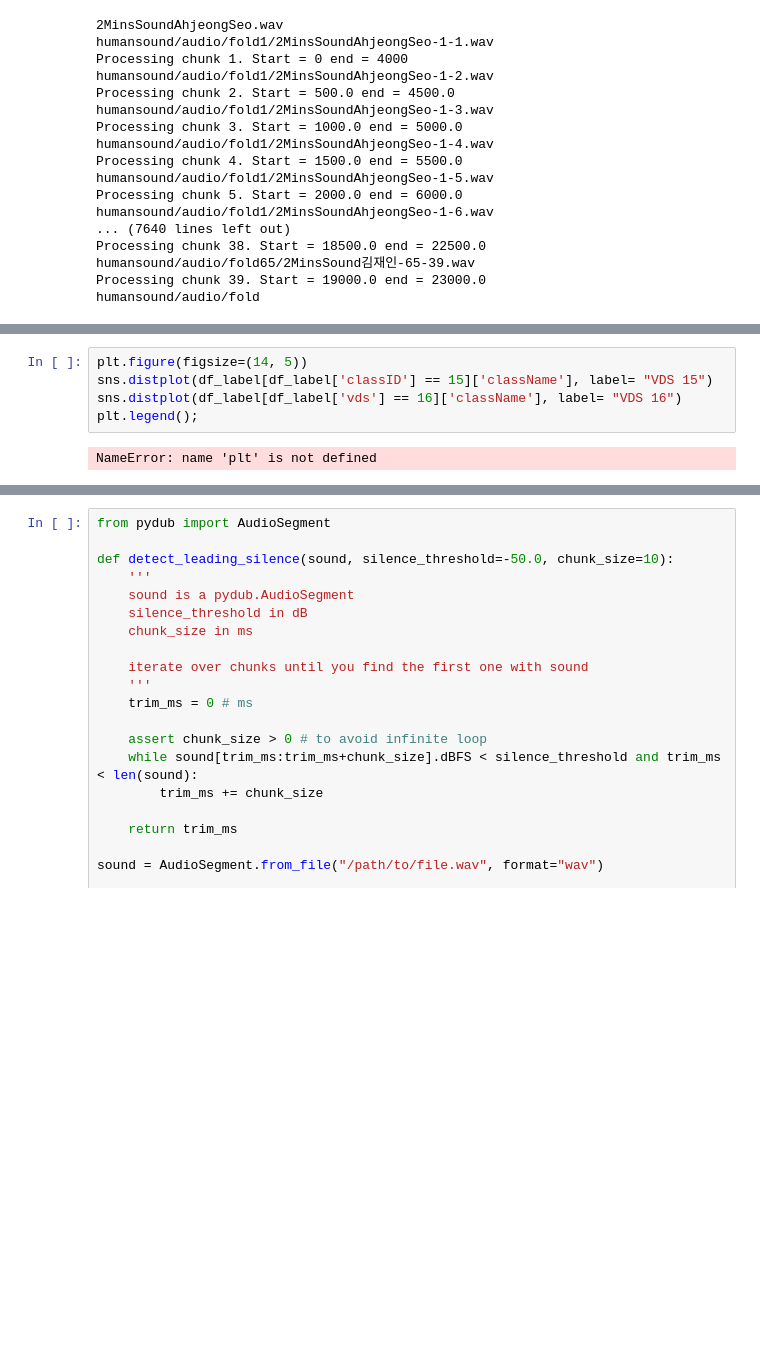
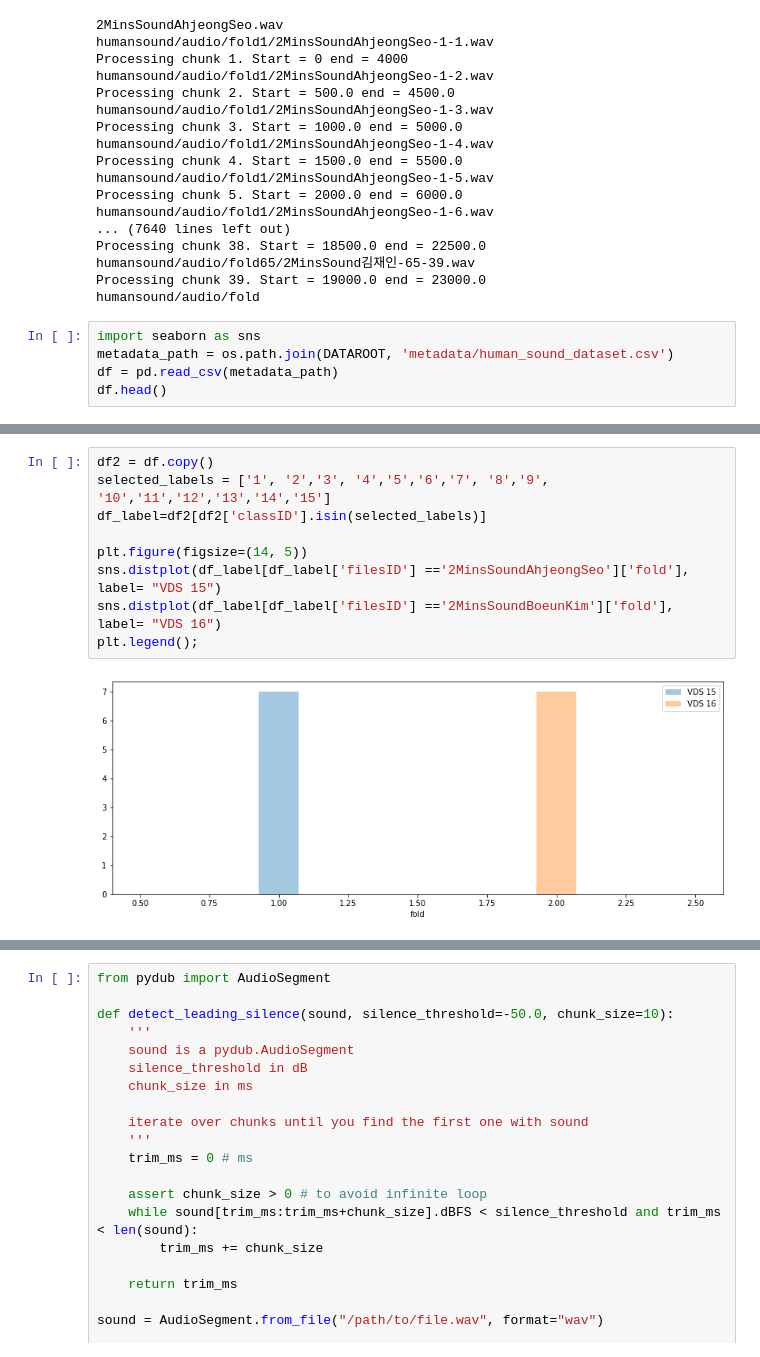
Before and after one commit to haithienld/human-voice-classification, a Jupyter notebook: splitAudioFile.ipynb, the cells around one changed output, grey strips where cells are left out. Cells and saved outputs as stored; diff of their text form; blank space fills up the shorter version.

```diff
--- a/splitAudioFile.ipynb
+++ b/splitAudioFile.ipynb
@@ -266,3 +285,8 @@ Processing chunk 38. Start = 18500.0 end = 22500.0
 humansound/audio/fold65/2MinsSound김재인-65-39.wav
 Processing chunk 39. Start = 19000.0 end = 23000.0
 humansound/audio/fold
+# %%
+import seaborn as sns
+metadata_path = os.path.join(DATAROOT, 'metadata/human_sound_dataset.csv')
+df = pd.read_csv(metadata_path)
+df.head()
@@ -269,7 +313,11 @@ humansound/audio/fold
 # %%
+df2 = df.copy()
+selected_labels = ['1', '2','3', '4','5','6','7', '8','9', '10','11','12','13','14','15']
+df_label=df2[df2['classID'].isin(selected_labels)]
+
 plt.figure(figsize=(14, 5))
-sns.distplot(df_label[df_label['classID'] == 15]['className'], label= "VDS 15")
-sns.distplot(df_label[df_label['vds'] == 16]['className'], label= "VDS 16")
+sns.distplot(df_label[df_label['filesID'] =='2MinsSoundAhjeongSeo']['fold'], label= "VDS 15")
+sns.distplot(df_label[df_label['filesID'] =='2MinsSoundBoeunKim']['fold'], label= "VDS 16")
 plt.legend();
 # %% [output]
-NameError: name 'plt' is not defined
+[figure, added]
```
Also changed, not shown: parts of 6 cells of this notebook, 4 other files.
